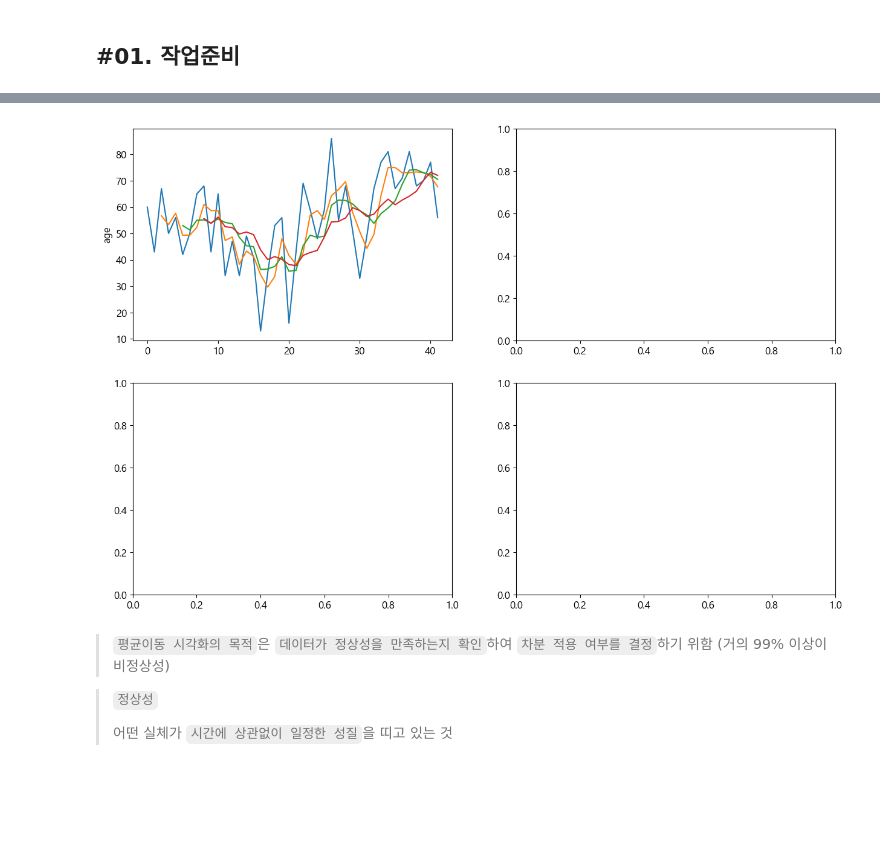
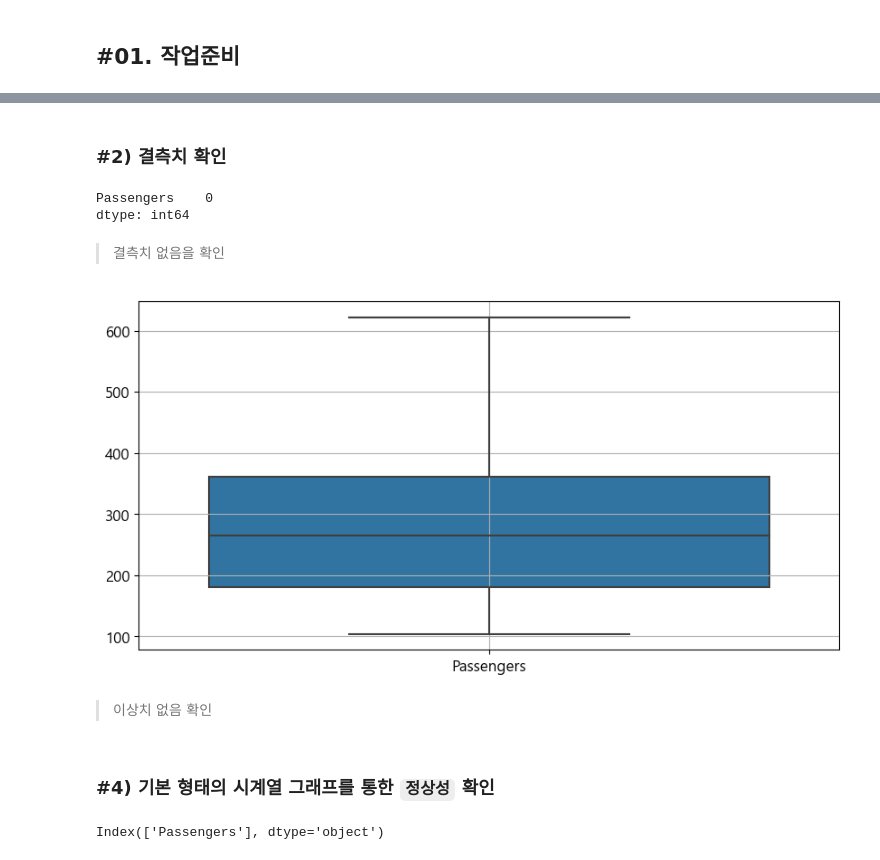
Before and after one commit to jaekim3220/Review, a Jupyter notebook: E. 확증적 데이터 분석(CDA)/06. 시계열 분석/02-시계열_데이터_확인.ipynb, the cells around one changed output, grey strips where cells are left out. Drawn from its saved outputs; the diff is of its cells as text; code cells hidden in the pictures; blank space fills up the shorter version.

```diff
--- a/E. 확증적 데이터 분석(CDA)/06. 시계열 분석/02-시계열_데이터_확인.ipynb
+++ b/E. 확증적 데이터 분석(CDA)/06. 시계열 분석/02-시계열_데이터_확인.ipynb
@@ -87,5 +56,0 @@ plt.close()
-# %%
-df['sma3'] = df['age'].rolling(3).mean()
-df['sma6'] = df['age'].rolling(6).mean()
-df['sma9'] = df['age'].rolling(9).mean()
-df.head(10)
@@ -106,22 +57,25 @@ df.head(10)
-# %%
-fig, ((ax1, ax2), (ax3, ax4)) = plt.subplots(nrows=2, ncols=2, figsize=(15,10))
-
-# 원본
-sb.lineplot(df, x=df.index, y='age', ax=ax1)
-# 3년
-sb.lineplot(df, x=df.index, y='sma3', ax=ax1)
-# 6년
-sb.lineplot(df, x=df.index, y='sma6', ax=ax1)
-# 9년
-sb.lineplot(df, x=df.index, y='sma9', ax=ax1)
-
-plt.show()
-plt.close()
-# %% [output]
-[figure, removed]
-# %% [markdown]
-> `평균이동 시각화의 목적`은 `데이터가 정상성을 만족하는지 확인`하여 `차분 적용 여부를 결정`하기 위함 (거의 99% 이상이 비정상성)
-
-> `정상성`
->
-> 어떤 실체가 `시간에 상관없이 일정한 성질`을 띠고 있는 것
+# %% [markdown]
+### #2) 결측치 확인
+# %%
+df.isna().sum()
+# %% [output]
+Passengers    0
+dtype: int64
+# %% [markdown]
+> 결측치 없음을 확인
+# %%
+plt.figure()
+sb.boxplot(data=df)
+plt.grid()
+plt.show()
+plt.close()
+# %% [output]
+[figure, added]
+# %% [markdown]
+> 이상치 없음 확인
+# %% [markdown]
+### #4) 기본 형태의 시계열 그래프를 통한 `정상성` 확인
+# %%
+df.columns
+# %% [output]
+Index(['Passengers'], dtype='object')
```
Also changed, not shown: parts of 45 cells of this notebook, 6 other files.
